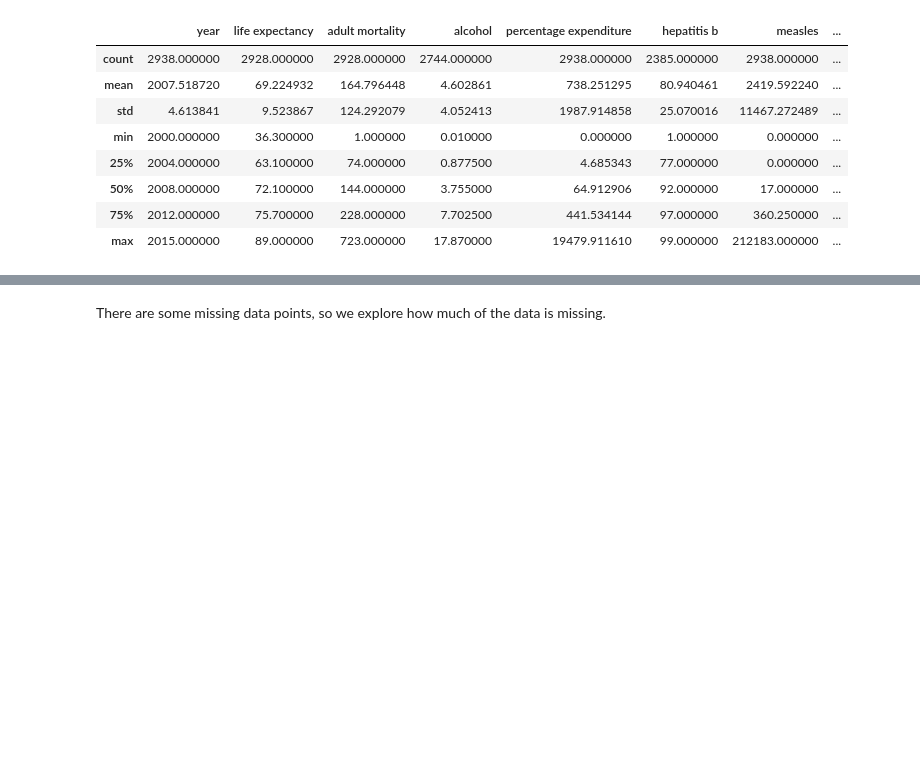
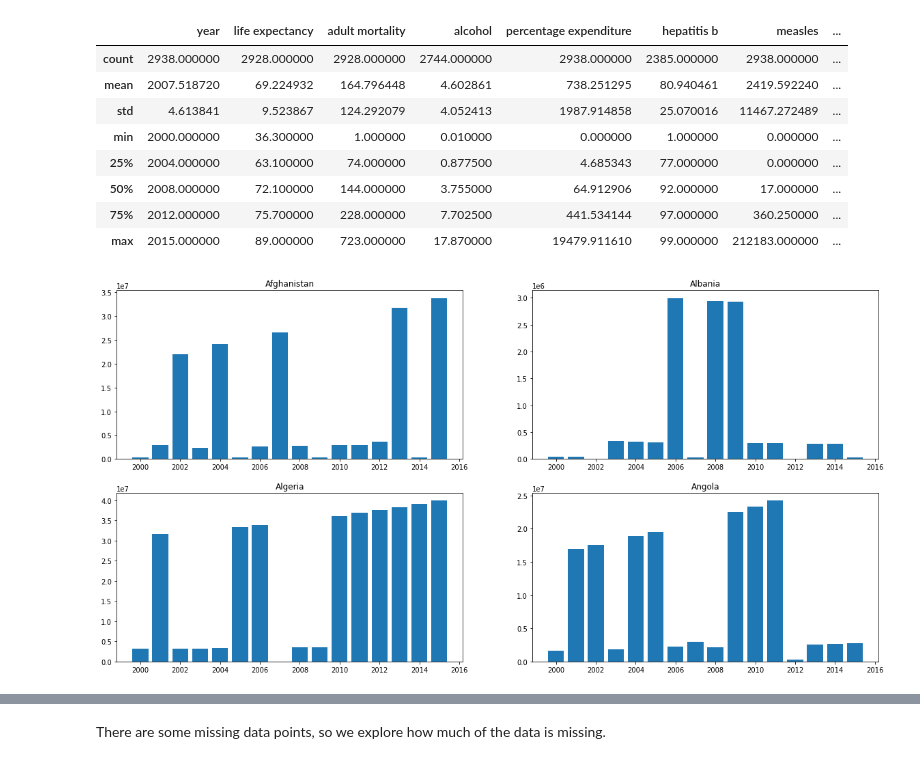
Before and after one commit to Ahmed-Mamdouh99/Data-Engineering-Project, a Jupyter notebook: life_expectancy.ipynb, the cells around one changed output, grey strips where cells are left out. Cells and saved outputs as stored; diff of their text form; code cells hidden in the pictures; blank space fills up the shorter version.

```diff
--- a/life_expectancy.ipynb
+++ b/life_expectancy.ipynb
@@ -97,3 +106,17 @@ df_life_exp_renamed.describe()
 | 50% | 2008.000000 | 72.100000 | 144.000000 | 3.755000 | 64.912906 | 92.000000 | 17.000000 | ... |
 | 75% | 2012.000000 | 75.700000 | 228.000000 | 7.702500 | 441.534144 | 97.000000 | 360.250000 | ... |
 | max | 2015.000000 | 89.000000 | 723.000000 | 17.870000 | 19479.911610 | 99.000000 | 212183.000000 | ... |
+# %%
+populationInfo = df_life_exp_renamed.groupby('country')['population']
+numberOfCountries = 0
+fig,a =  plt.subplots(2,2,figsize=(20,10))
+for country in df_life_exp_renamed['country'].unique():
+  data = df_life_exp_renamed[df_life_exp_renamed['country']==country]
+  a[numberOfCountries//2][numberOfCountries%2].set_title(country)
+  a[numberOfCountries//2][numberOfCountries%2].bar(data['year'],data['population'])
+  numberOfCountries+=1
+  if numberOfCountries==4:
+    break
+plt.show()
+# %% [output]
+[figure, added]
```
Also changed, not shown: parts of 14 cells of this notebook, 1 other file.
